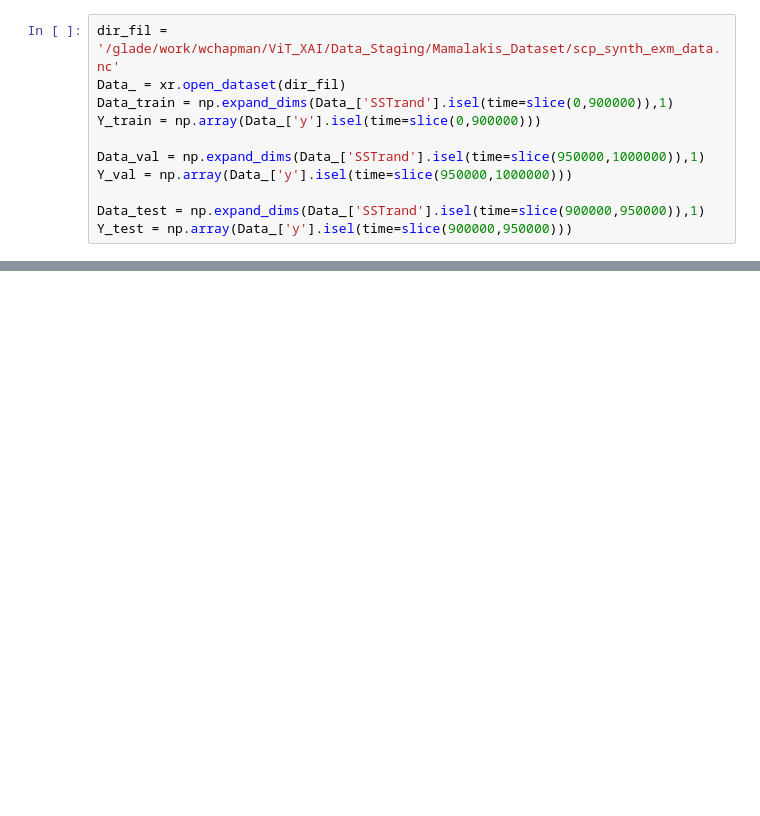
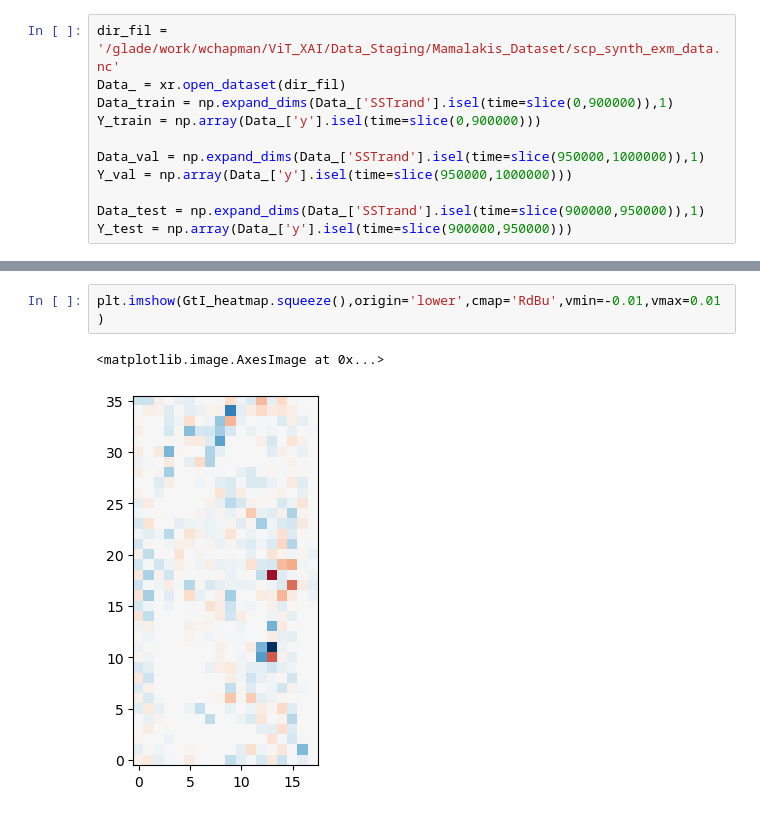
Before and after one commit to WillyChap/ViT_XAI, a Jupyter notebook: Models/otherXAI.ipynb, the cells around one changed output, grey strips where cells are left out. Cells and saved outputs as stored; diff of their text form; blank space fills up the shorter version.

```diff
--- a/Models/otherXAI.ipynb
+++ b/Models/otherXAI.ipynb
@@ -178,0 +149,5 @@ x = torch.nan_to_num(torch.tensor(Data_val[29475], dtype=torch.float32))
+# %%
+plt.imshow(GtI_heatmap.squeeze(),origin='lower',cmap='RdBu',vmin=-0.01,vmax=0.01)
+# %% [output]
+<matplotlib.image.AxesImage at 0x...>
+[figure, added]
```
Also changed, not shown: parts of 8 cells of this notebook.
